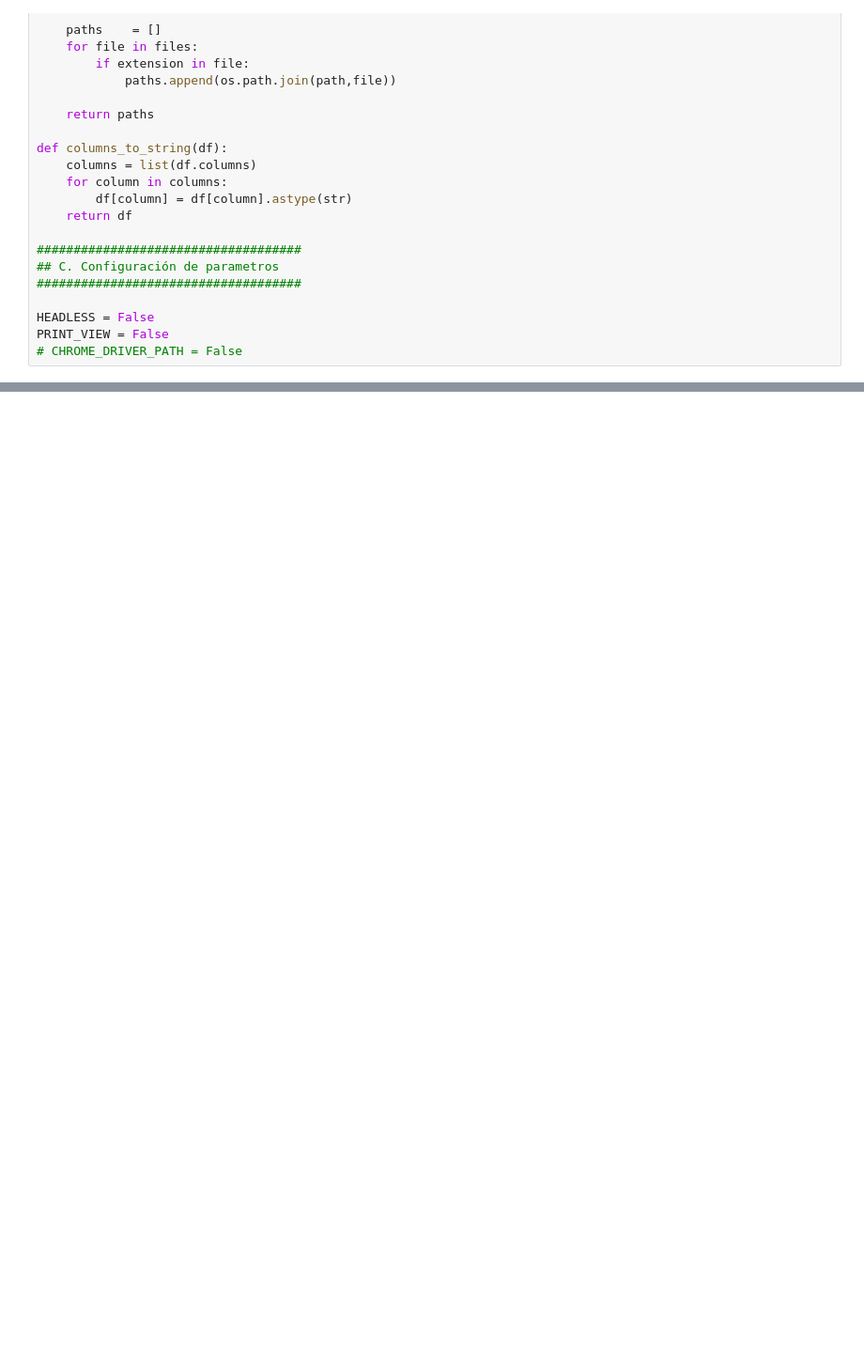
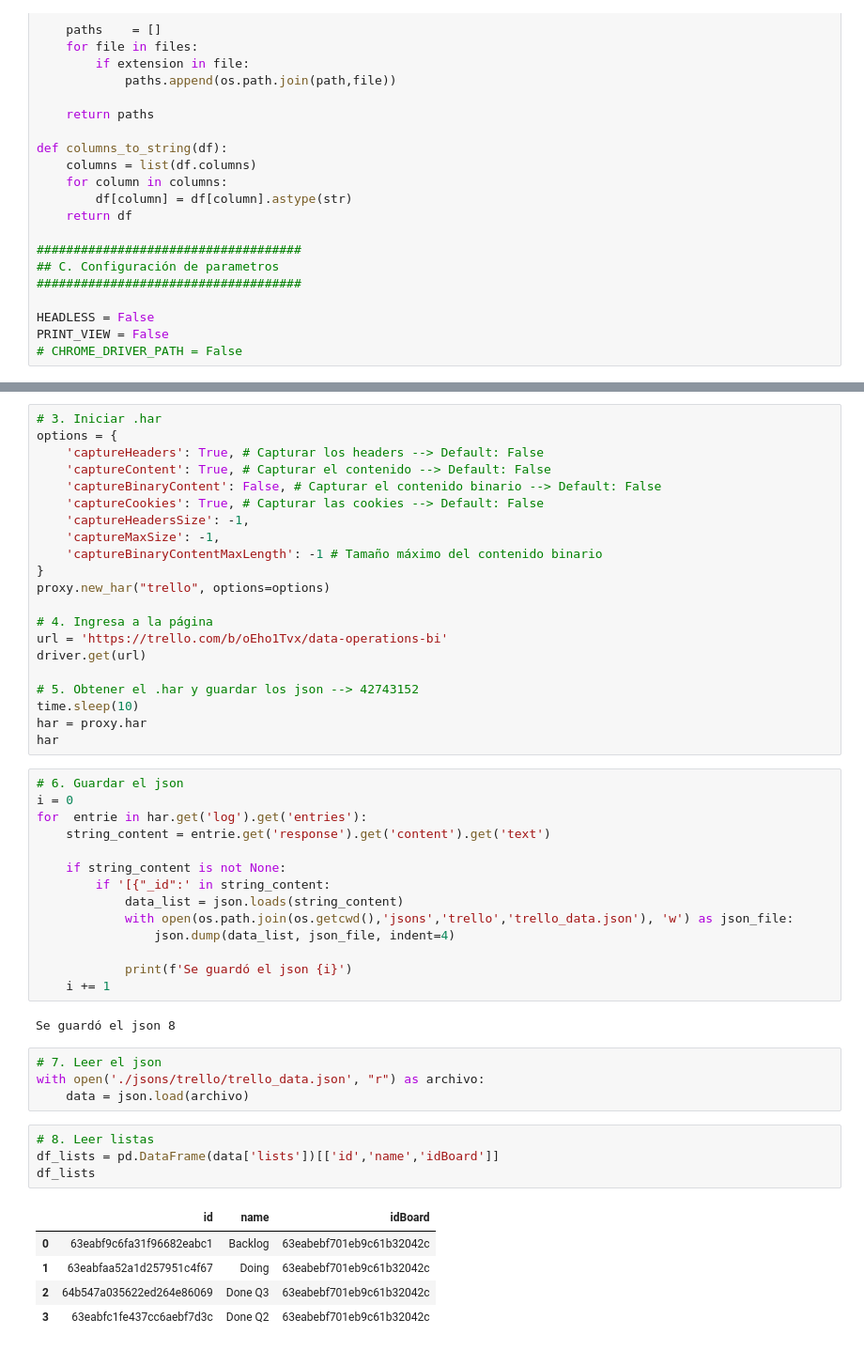
Before and after one commit to NahumFGz/ScrapTrello, a Jupyter notebook: zScrapTrello.ipynb, the cells around one changed output, grey strips where cells are left out. Shown at 94% size. Saved outputs shown, nothing was run; the diff lists cells and outputs as text; blank space fills up the shorter version.

```diff
--- a/zScrapTrello.ipynb
+++ b/zScrapTrello.ipynb
@@ -107,0 +92,51 @@ Backtrace:
+# %%
+# 3. Iniciar .har
+options = {
+    'captureHeaders': True, # Capturar los headers --> Default: False
+    'captureContent': True, # Capturar el contenido --> Default: False
+    'captureBinaryContent': False, # Capturar el contenido binario --> Default: False
+    'captureCookies': True, # Capturar las cookies --> Default: False
+    'captureHeadersSize': -1,
+    'captureMaxSize': -1,
+    'captureBinaryContentMaxLength': -1 # Tamaño máximo del contenido binario
+}
+proxy.new_har("trello", options=options)
+
+# 4. Ingresa a la página
+url = 'https://trello.com/b/oEho1Tvx/data-operations-bi'
+driver.get(url)
+
+# 5. Obtener el .har y guardar los json --> 42743152
+time.sleep(10)
+har = proxy.har
+har
+# %%
+# 6. Guardar el json
+i = 0
+for  entrie in har.get('log').get('entries'):
+    string_content = entrie.get('response').get('content').get('text')
+
+    if string_content is not None:
+        if '[{"_id":' in string_content:
+            data_list = json.loads(string_content)
+            with open(os.path.join(os.getcwd(),'jsons','trello','trello_data.json'), 'w') as json_file:
+                json.dump(data_list, json_file, indent=4)
+
+            print(f'Se guardó el json {i}')
+    i += 1
+# %% [output]
+Se guardó el json 8
+# %%
+# 7. Leer el json
+with open('./jsons/trello/trello_data.json', "r") as archivo:
+    data = json.load(archivo)
+# %%
+# 8. Leer listas
+df_lists = pd.DataFrame(data['lists'])[['id','name','idBoard']]
+df_lists
+# %% [output]
+|  | id | name | idBoard |
+| 0 | 63eabf9c6fa31f96682eabc1 | Backlog | 63eabebf701eb9c61b32042c |
+| 1 | 63eabfaa52a1d257951c4f67 | Doing | 63eabebf701eb9c61b32042c |
+| 2 | 64b547a035622ed264e86069 | Done Q3 | 63eabebf701eb9c61b32042c |
+| 3 | 63eabfc1fe437cc6aebf7d3c | Done Q2 | 63eabebf701eb9c61b32042c |
```
Also changed, not shown: parts of 4 cells of this notebook, 2 other files.
